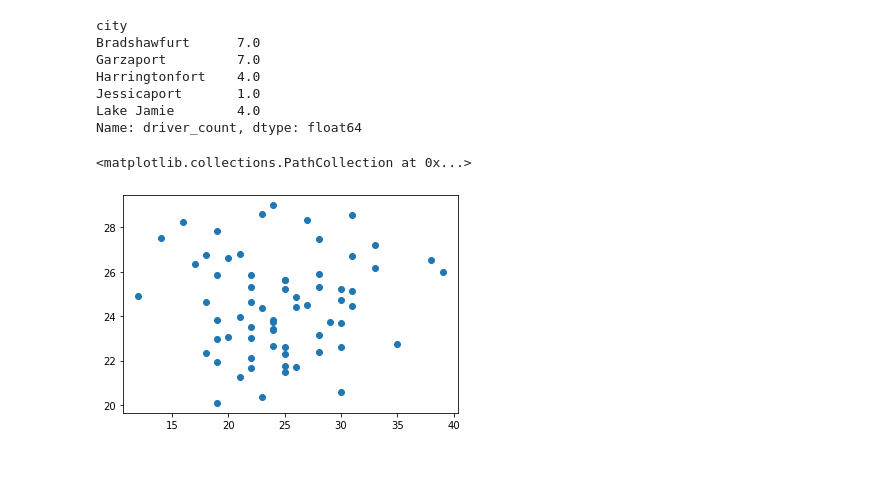
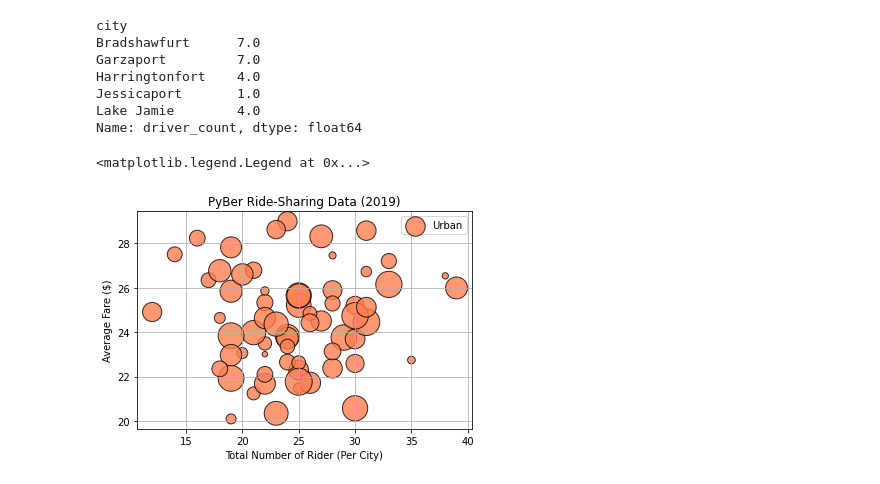
Before and after one commit to BLTerrell/PyBer_Analysis, a Jupyter notebook: PyBer.ipynb, the cells around one changed output. Drawn from its saved outputs; the diff is of its cells as text; code cells hidden in the pictures.

```diff
--- a/PyBer.ipynb
+++ b/PyBer.ipynb
@@ -256,9 +256,14 @@ Harringtonfort    4.0
 Jessicaport       1.0
 Lake Jamie        4.0
 Name: driver_count, dtype: float64
-# %%
-# Build the scatter plots for the urabn cities
-plt.scatter(urban_ride_count,urban_avg_fare)
-# %% [output]
-<matplotlib.collections.PathCollection at 0x...>
-[figure, removed]
+# %%
+# Build the scatter plots for the urban cities
+plt.scatter(urban_ride_count,urban_avg_fare, s=10*urban_driver_count, c='coral', edgecolor='black', linewidths=1, label="Urban", alpha =0.8)
+plt.title("PyBer Ride-Sharing Data (2019)")
+plt.ylabel("Average Fare ($)")
+plt.xlabel("Total Number of Rider (Per City)")
+plt.grid()
+plt.legend()
+# %% [output]
+<matplotlib.legend.Legend at 0x...>
+[figure, added]
```
Also changed, not shown: parts of 41 cells of this notebook, 3 other files.
